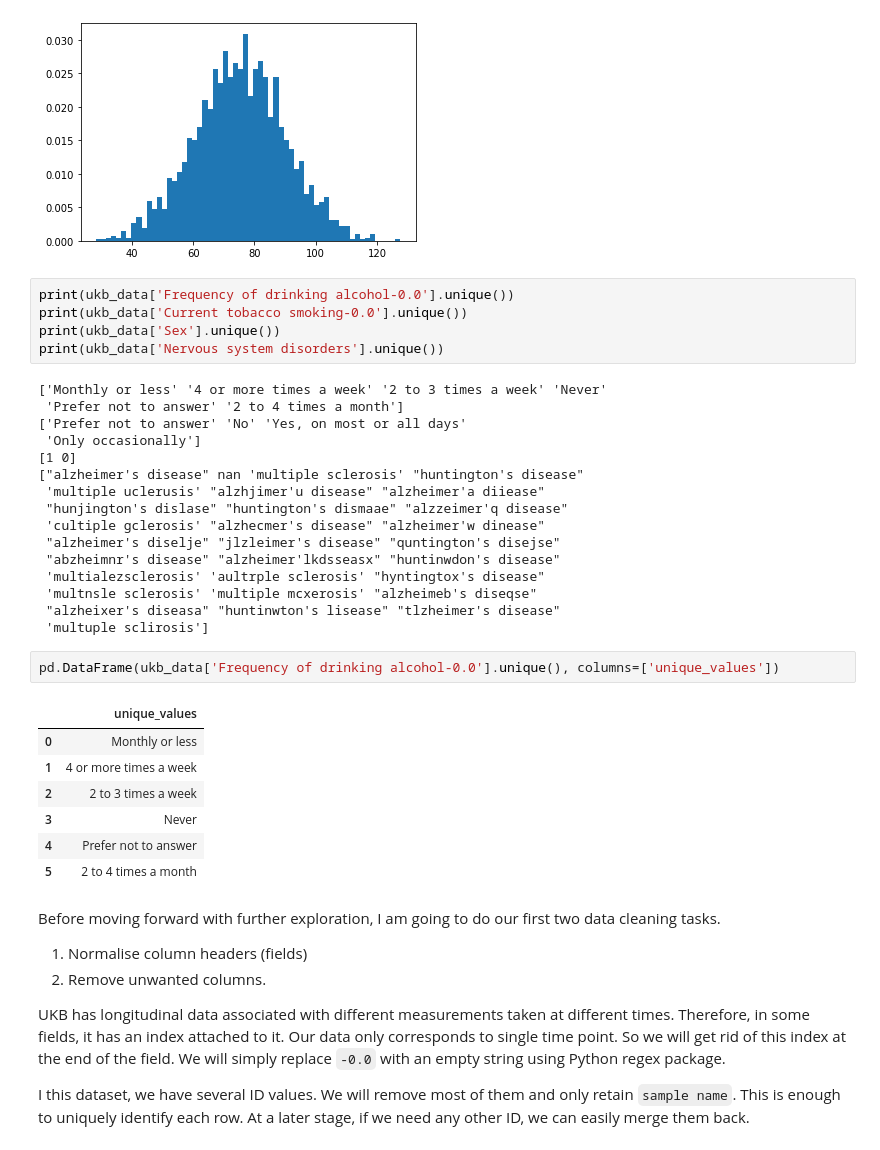
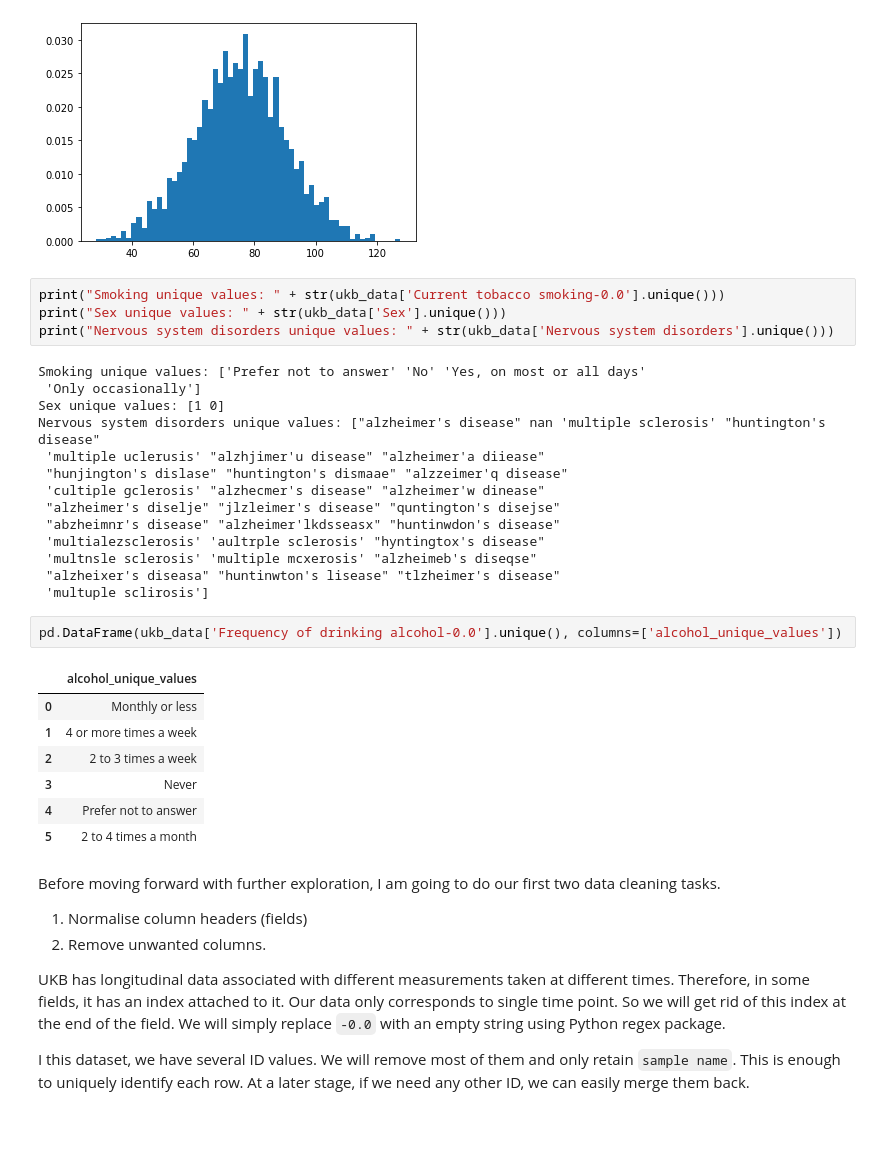
Before and after one commit to theisuru/cohort-data-cleaning, a Jupyter notebook: main.ipynb, the cells around one changed output. Cells and saved outputs as stored; diff of their text form.

```diff
--- a/main.ipynb
+++ b/main.ipynb
@@ -60,17 +55,14 @@ max       127.610100
 Name: Weight-0.0, dtype: float64
 [figure]
 # %%
-print(ukb_data['Frequency of drinking alcohol-0.0'].unique())
-print(ukb_data['Current tobacco smoking-0.0'].unique())
-print(ukb_data['Sex'].unique())
-print(ukb_data['Nervous system disorders'].unique())
+print("Smoking unique values: " + str(ukb_data['Current tobacco smoking-0.0'].unique()))
+print("Sex unique values: " + str(ukb_data['Sex'].unique()))
+print("Nervous system disorders unique values: " + str(ukb_data['Nervous system disorders'].unique()))
 # %% [output]
-['Monthly or less' '4 or more times a week' '2 to 3 times a week' 'Never'
- 'Prefer not to answer' '2 to 4 times a month']
-['Prefer not to answer' 'No' 'Yes, on most or all days'
+Smoking unique values: ['Prefer not to answer' 'No' 'Yes, on most or all days'
  'Only occasionally']
-[1 0]
-["alzheimer's disease" nan 'multiple sclerosis' "huntington's disease"
+Sex unique values: [1 0]
+Nervous system disorders unique values: ["alzheimer's disease" nan 'multiple sclerosis' "huntington's disease"
  'multiple uclerusis' "alzhjimer'u disease" "alzheimer'a diiease"
  "hunjington's dislase" "huntington's dismaae" "alzzeimer'q disease"
  'cultiple gclerosis' "alzhecmer's disease" "alzheimer'w dinease"
@@ -81,9 +73,9 @@ print(ukb_data['Nervous system disorders'].unique())
  "alzheixer's diseasa" "huntinwton's lisease" "tlzheimer's disease"
  'multuple sclirosis']
 # %%
-pd.DataFrame(ukb_data['Frequency of drinking alcohol-0.0'].unique(), columns=['unique_values'])
+pd.DataFrame(ukb_data['Frequency of drinking alcohol-0.0'].unique(), columns=['alcohol_unique_values'])
 # %% [output]
-|  | unique_values |
+|  | alcohol_unique_values |
 | 0 | Monthly or less |
 | 1 | 4 or more times a week |
 | 2 | 2 to 3 times a week |
```
Also changed, not shown: parts of 1 cell of this notebook, 8 other files.
